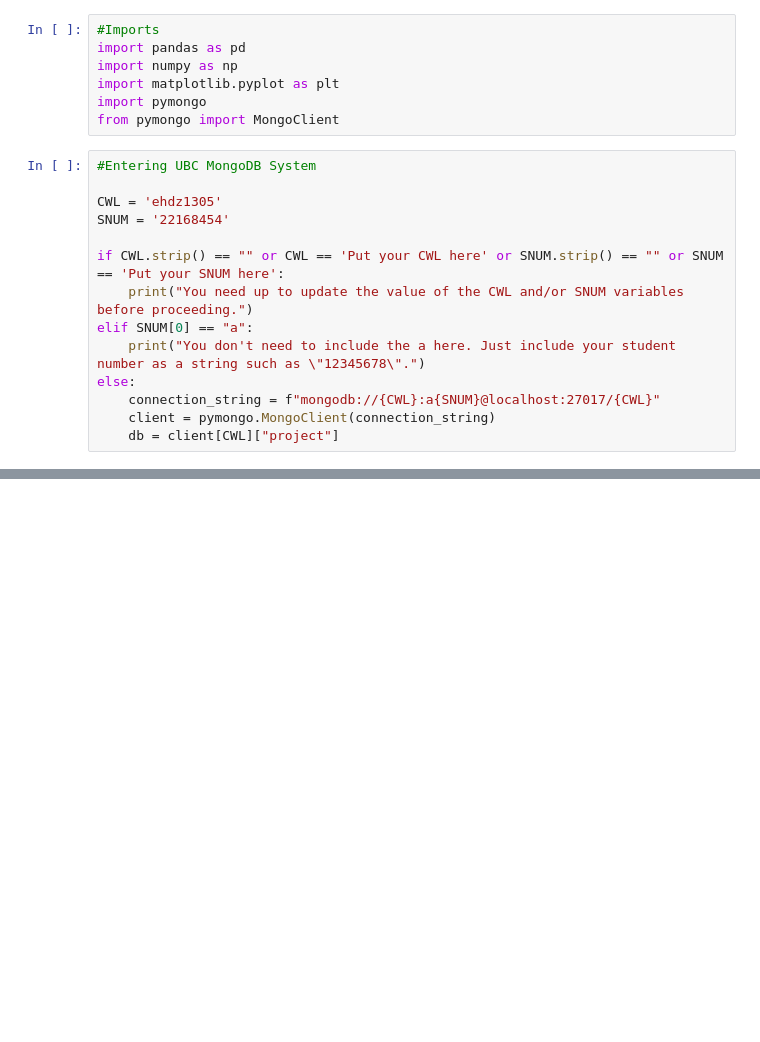
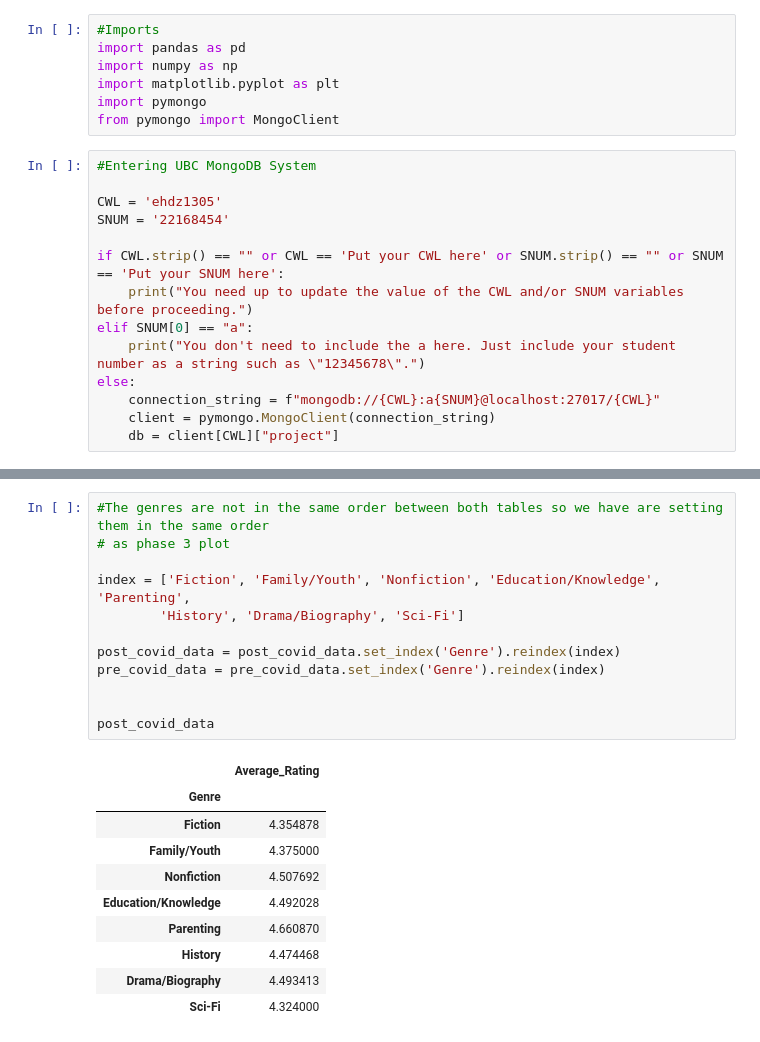
Before and after one commit to e-hdz130504/CPSC368-Phase-4, a Jupyter notebook: Q1_Visualization.ipynb, the cells around one changed output, grey strips where cells are left out. Cells and saved outputs as stored; diff of their text form; blank space fills up the shorter version.

```diff
--- a/Q1_Visualization.ipynb
+++ b/Q1_Visualization.ipynb
@@ -92,0 +112,23 @@ pre_covid_data
+# %%
+#The genres are not in the same order between both tables so we have are setting them in the same order
+# as phase 3 plot
+
+index = ['Fiction', 'Family/Youth', 'Nonfiction', 'Education/Knowledge', 'Parenting',
+        'History', 'Drama/Biography', 'Sci-Fi']
+
+post_covid_data = post_covid_data.set_index('Genre').reindex(index)
+pre_covid_data = pre_covid_data.set_index('Genre').reindex(index)
+
+
+post_covid_data
+# %% [output]
+|  | Average_Rating |
+| Genre |  |
+| Fiction | 4.354878 |
+| Family/Youth | 4.375000 |
+| Nonfiction | 4.507692 |
+| Education/Knowledge | 4.492028 |
+| Parenting | 4.660870 |
+| History | 4.474468 |
+| Drama/Biography | 4.493413 |
+| Sci-Fi | 4.324000 |
```
Also changed, not shown: parts of 4 cells of this notebook, 2 other files.
